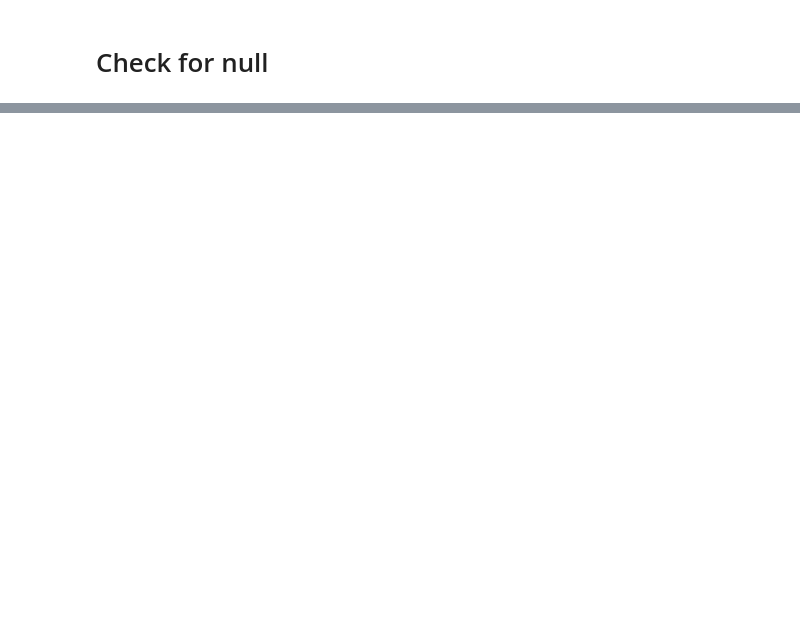
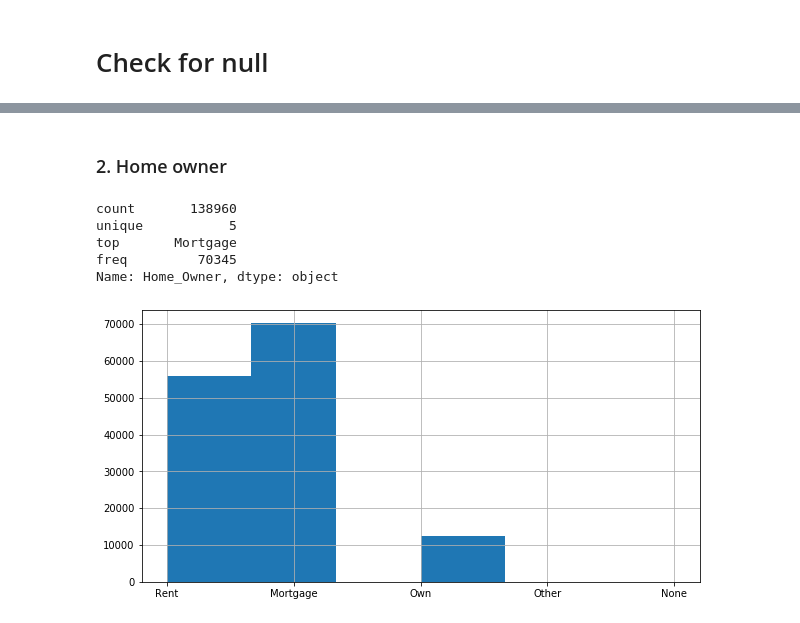
Before and after one commit to AvinashRamireddy31/Banking, a Jupyter notebook: src/data_processing/data_processing.ipynb, the cells around one changed output, grey strips where cells are left out. Drawn from its saved outputs; the diff is of its cells as text; code cells hidden in the pictures; blank space fills up the shorter version.

```diff
--- a/src/data_processing/data_processing.ipynb
+++ b/src/data_processing/data_processing.ipynb
@@ -105,0 +135,5 @@ train_data.apply(lambda col: col, axis = 0)
+# %%
+train_data['Length_Employed'] = train_data['Length_Employed'].fillna('1 year')
+
+print(train_data['Length_Employed'].isna().sum())
+get_missing_info(train_data)
@@ -105,0 +146,14 @@ train_data.apply(lambda col: col, axis = 0)
+# %% [markdown]
+### 2. Home owner
+# %%
+train_data['Home_Owner'].describe()
+# %% [output]
+count       138960
+unique           5
+top       Mortgage
+freq         70345
+Name: Home_Owner, dtype: object
+# %%
+train_data['Home_Owner'].hist(bins = 6, figsize=(10,5));
+# %% [output]
+[figure, added]
```
Also changed, not shown: parts of 33 cells of this notebook.
